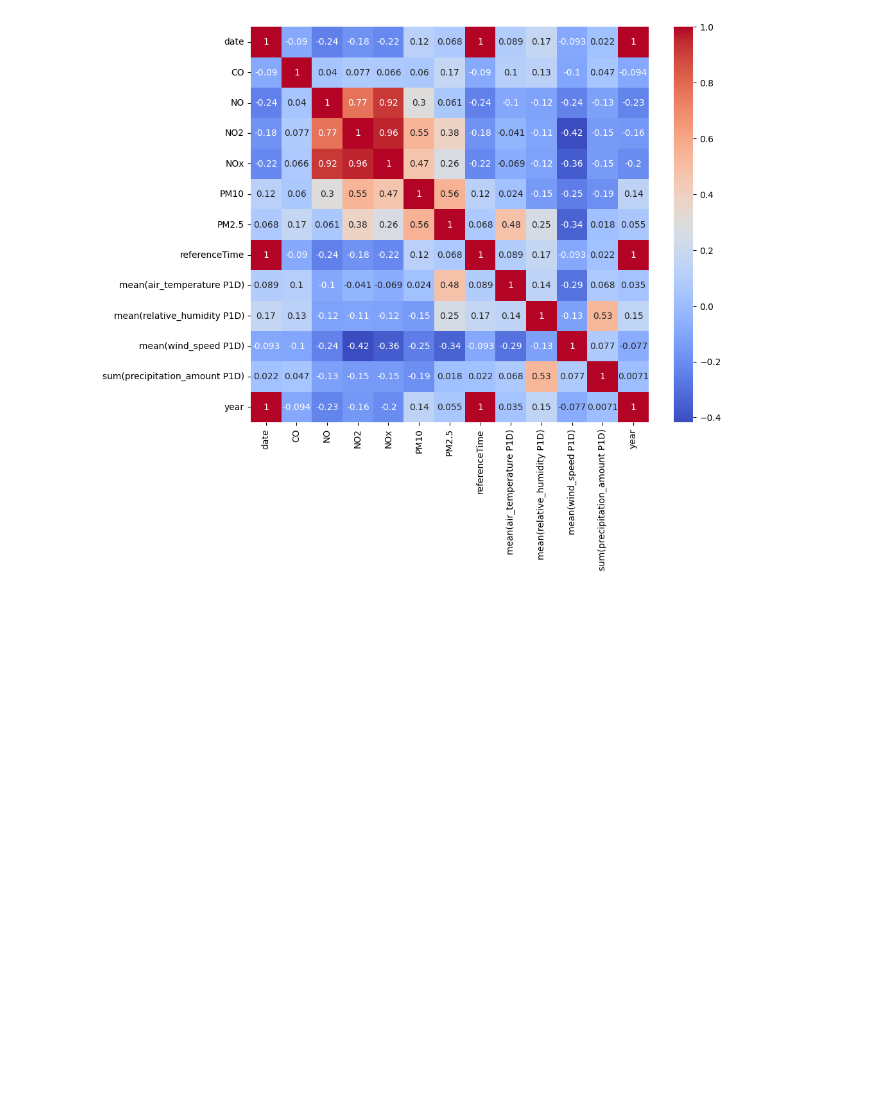
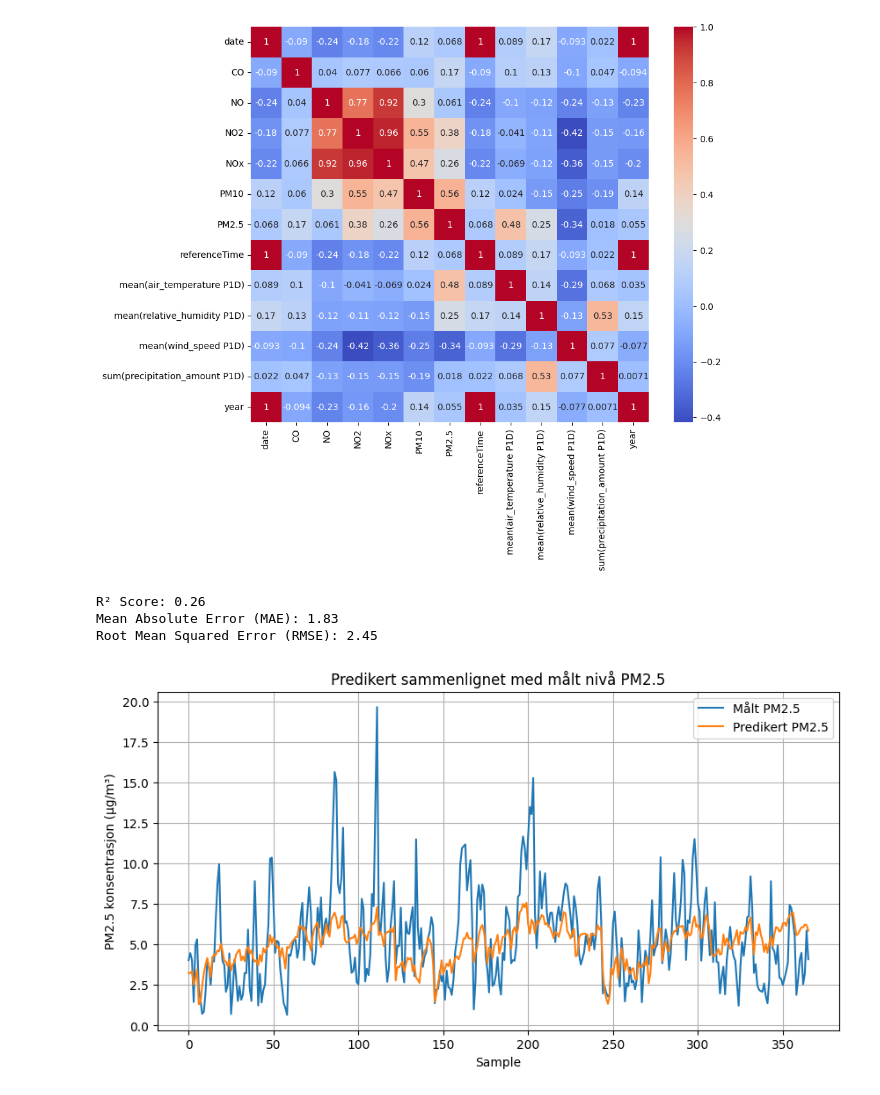
Before and after one commit to andre-hegre/Miljoeanalyse, a Jupyter notebook: proj_environment-main/notebooks/Visualisering+prediktiv analyse.ipynb, the cells around one changed output. Saved outputs shown, nothing was run; the diff lists cells and outputs as text; code cells hidden in the pictures; blank space fills up the shorter version.

```diff
--- a/proj_environment-main/notebooks/Visualisering+prediktiv analyse.ipynb
+++ b/proj_environment-main/notebooks/Visualisering+prediktiv analyse.ipynb
@@ -283,0 +278,62 @@ X_imputed = imputer.fit_transform(X)
+# %%
+from sklearn.impute import SimpleImputer
+from sklearn.model_selection import train_test_split
+from sklearn.linear_model import LinearRegression
+import numpy as np
+
+Luftdata = Luftdata.rename(columns={"referenceTime": "date"})
+data = pd.merge(Værdata, Luftdata, on="date")
+
+# Splitter data i 2 deler: treningsdata og testdata
+train_data = data[data["date"].dt.year < 2022] #Før 2022 blir treningsdata
+test_data = data[data["date"].dt.year >= 2022]  # 2022- blir testdata
+
+# Velger "features" og "targets"
+features = ["mean(air_temperature P1D)", "mean(wind_speed P1D)"]
+target = "PM2.5"
+
+X_train = train_data[features]
+y_train = train_data[target]
+X_test = test_data[features]
+y_test = test_data[target]
+
+# Impute manglende verdier
+imputer = SimpleImputer(strategy='mean')
+X_train_imputed = imputer.fit_transform(X_train)
+X_test_imputed = imputer.transform(X_test)
+
+# Tilpasser modell
+model = LinearRegression()
+model.fit(X_train_imputed, y_train)
+
+from sklearn.metrics import mean_squared_error, mean_absolute_error, r2_score
+
+# Predikter
+y_pred = model.predict(X_test_imputed)
+
+# Evaluerer basert på statistiske mål
+r2 = r2_score(y_test, y_pred)
+mae = mean_absolute_error(y_test, y_pred)
+rmse = np.sqrt(mean_squared_error(y_test, y_pred))
+
+print(f"R² Score: {r2:.2f}")
+print(f"Mean Absolute Error (MAE): {mae:.2f}")
+print(f"Root Mean Squared Error (RMSE): {rmse:.2f}")
+
+#Visualiserer prediction mot de faktiske verdiene
+import matplotlib.pyplot as plt
+
+plt.figure(figsize=(10, 5))
+plt.plot(y_test.values, label="Målt PM2.5")
+plt.plot(y_pred, label="Predikert PM2.5")
+plt.title("Predikert sammenlignet med målt nivå PM2.5")
+plt.xlabel("Sample")
+plt.ylabel("PM2.5 konsentrasjon (\u00b5g/m\u00b3)")
+plt.legend()
+plt.grid(True)
+plt.show()
+# %% [output]
+R² Score: 0.26
+Mean Absolute Error (MAE): 1.83
+Root Mean Squared Error (RMSE): 2.45
+[figure, added]
```
Also changed, not shown: parts of 1 cell of this notebook.
